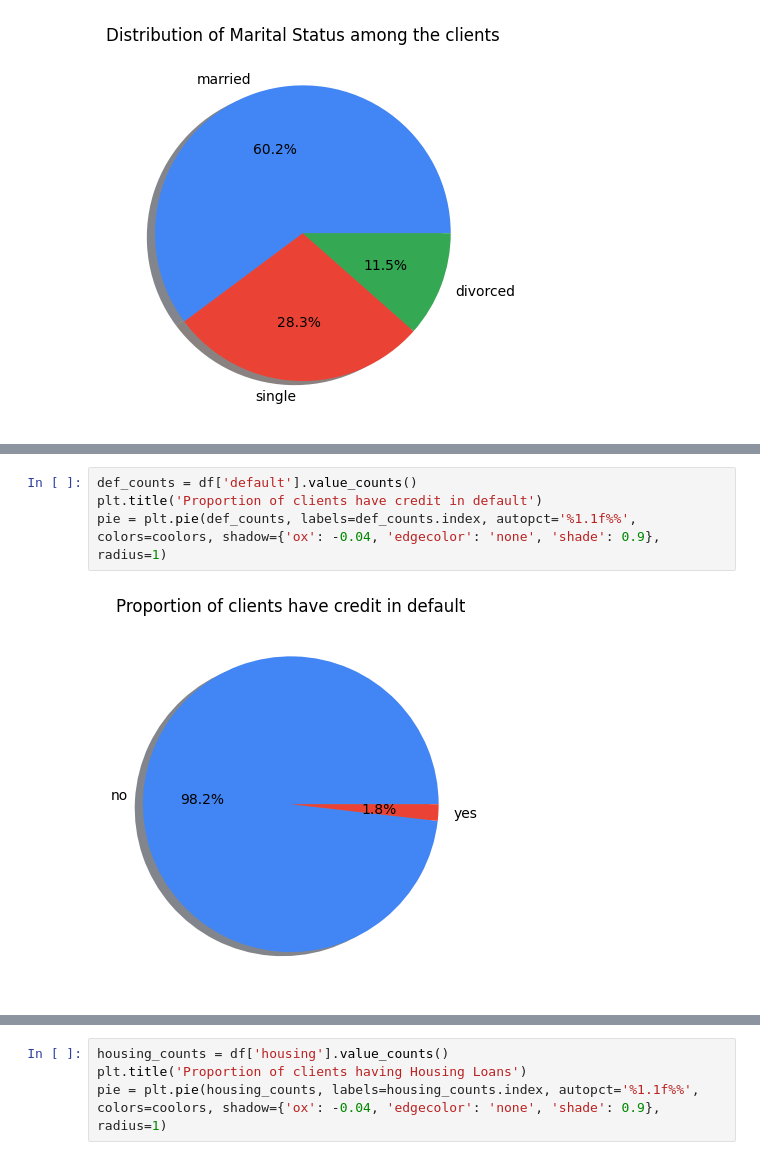
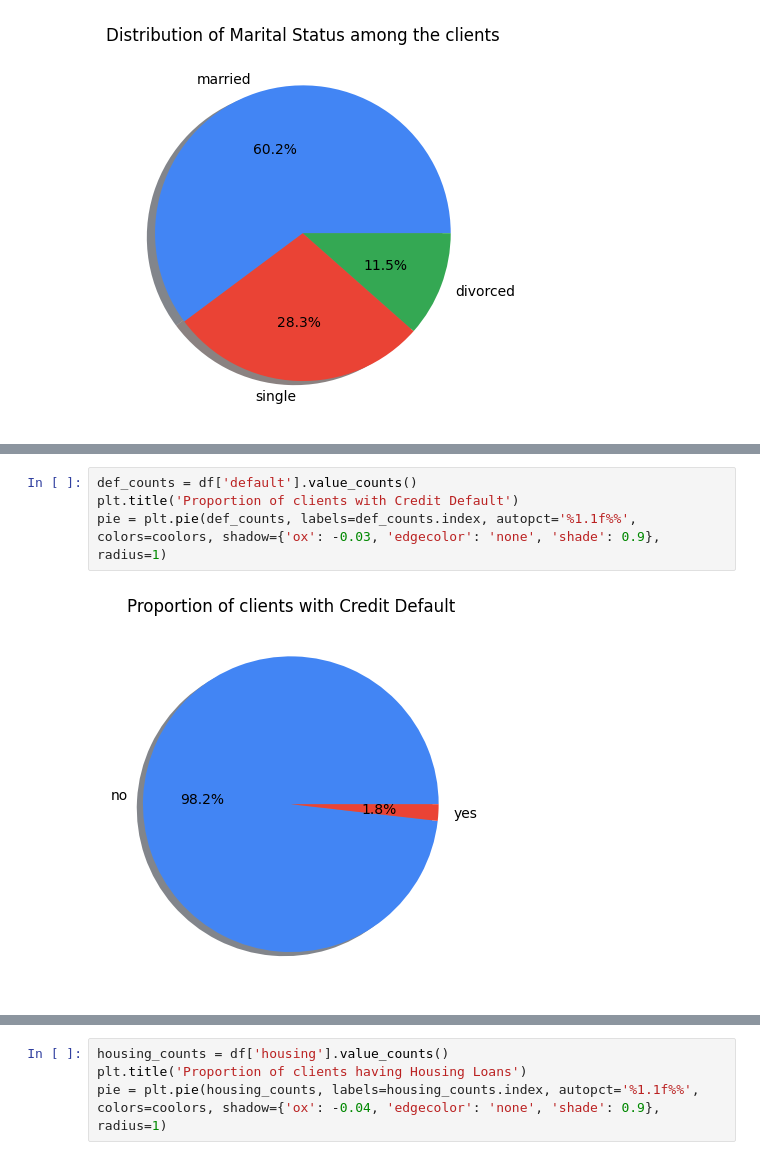
Before and after one commit to devdharaiya/Coding, a Jupyter notebook: Finlatics/Project 1.ipynb, the cells around one changed output, grey strips where cells are left out. Saved outputs shown, nothing was run; the diff lists cells and outputs as text.

```diff
--- a/Finlatics/Project 1.ipynb
+++ b/Finlatics/Project 1.ipynb
@@ -41,6 +36,6 @@ bar = plt.bar(edu_counts.index, edu_counts, label=edu_counts.index, color=coolor
 # %%
 def_counts = df['default'].value_counts()
-plt.title('Proportion of clients have credit in default')
-pie = plt.pie(def_counts, labels=def_counts.index, autopct='%1.1f%%', colors=coolors, shadow={'ox': -0.04, 'edgecolor': 'none', 'shade': 0.9}, radius=1)
+plt.title('Proportion of clients with Credit Default')
+pie = plt.pie(def_counts, labels=def_counts.index, autopct='%1.1f%%', colors=coolors, shadow={'ox': -0.03, 'edgecolor': 'none', 'shade': 0.9}, radius=1)
 # %% [output]
-[figure, old version]
+[figure, new version]
```
Also changed, not shown: parts of 6 cells of this notebook.
